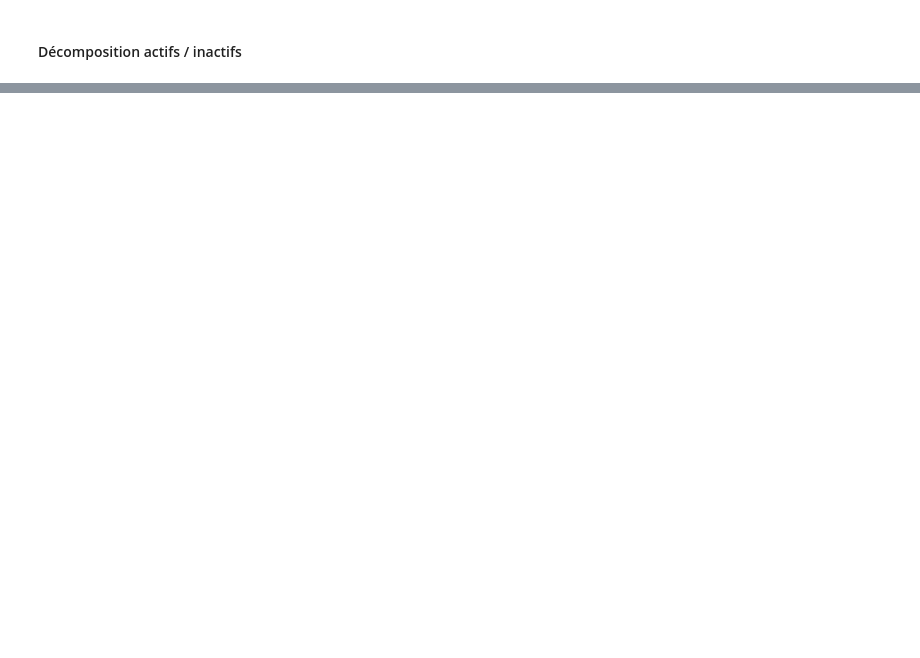
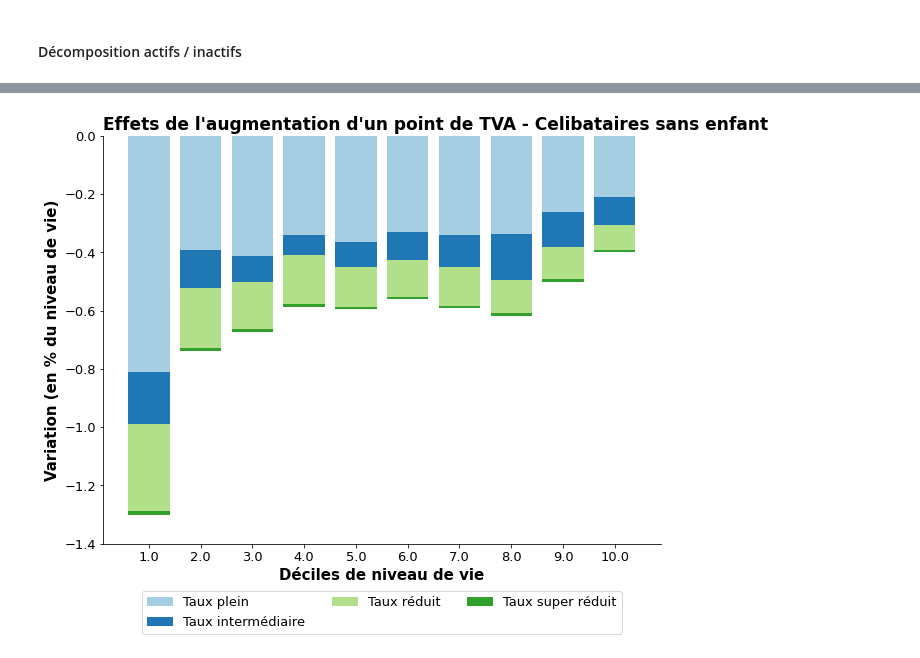
Before and after one commit to openfisca/openfisca-france-indirect-taxation, a Jupyter notebook: openfisca_france_indirect_taxation/projects/TVA/Replication_TVA_budget_2025.ipynb, the cells around one changed output, grey strips where cells are left out. Saved outputs shown, nothing was run; the diff lists cells and outputs as text; code cells hidden in the pictures; blank space fills up the shorter version.

```diff
--- a/openfisca_france_indirect_taxation/projects/TVA/Replication_TVA_budget_2025.ipynb
+++ b/openfisca_france_indirect_taxation/projects/TVA/Replication_TVA_budget_2025.ipynb
@@ -256,7 +220,7 @@ stacked_bar_plot(difference_by_decile,
 # %% [markdown]
 #### Décomposition actifs / inactifs
 # %%
-difference_by_decile_actifs = df_weighted_average_grouped(dataframe = difference_menage.loc[difference_menage['actifs'] == 1],
+difference_by_decile_actifs = df_weighted_average_grouped(dataframe = difference_menage.loc[difference_menage['nactifs'] >= 1],
                                                    groupe = 'decile_indiv_niveau_vie',
                                                    varlist = ['depenses_tot','depenses_tot_par_uc','depenses_totales_par_uc',
                                                               'rev_disponible','niveau_de_vie'] +
@@ -310,5 +259,5 @@ stacked_bar_plot(difference_by_decile_actifs,
 # %%
-difference_by_decile_not_actifs = df_weighted_average_grouped(dataframe = difference_menage.loc[difference_menage['actifs'] == 0],
+difference_by_decile_not_actifs = df_weighted_average_grouped(dataframe = difference_menage.loc[difference_menage['nactifs'] < 1],
                                                    groupe = 'decile_indiv_niveau_vie',
                                                    varlist = ['depenses_tot','depenses_tot_par_uc','depenses_totales_par_uc',
                                                               'rev_disponible','niveau_de_vie'] +
@@ -375,0 +472,23 @@ double_stacked_bar_plot(difference_by_decile_not_actifs,
+# %%
+def effect_by_decile(df):
+   difference_by_decile = df_weighted_average_grouped(dataframe = df,
+                                                      groupe = 'decile_indiv_niveau_vie',
+                                                      varlist = ['depenses_tot','depenses_tot_par_uc','depenses_totales_par_uc',
+                                                               'rev_disponible','niveau_de_vie'] +
+                                                      ['depenses_par_uc_tva_taux_{}'.format(taux) for taux in liste_taux],
+                                                      weights = 'pondindiv'
+                                                      )
+
+   for taux in liste_taux:
+      difference_by_decile['Taux_effort_tva_taux_{}'.format(taux)] = difference_by_decile['depenses_par_uc_tva_taux_{}'.format(taux)] / difference_by_decile['niveau_de_vie'] * 100
+   difference_by_decile['Taux_effort_total'] = difference_by_decile['depenses_totales_par_uc'] / difference_by_decile['niveau_de_vie'] * 100
+   return(difference_by_decile)
+# %%
+df_famille_1 = difference_menage.loc[difference_menage['cat_famille_menage'] == 1]
+df_by_decile_famille_1 = effect_by_decile(df_famille_1)
+df_famille_2 = difference_menage.loc[difference_menage['cat_famille_menage'] == 2]
+df_by_decile_famille_2 = effect_by_decile(df_famille_2)
+df_famille_3 = difference_menage.loc[difference_menage['cat_famille_menage'] == 3]
+df_by_decile_famille_3 = effect_by_decile(df_famille_3)
+df_famille_4 = difference_menage.loc[difference_menage['cat_famille_menage'] == 4]
+df_by_decile_famille_4 = effect_by_decile(df_famille_4)
@@ -375,0 +499,16 @@ double_stacked_bar_plot(difference_by_decile_not_actifs,
+# %%
+stacked_bar_plot(df_by_decile_famille_1,
+                 variables = ['Taux_effort_tva_taux_{}'.format(taux) for taux in liste_taux],
+                 labels = ['Taux plein','Taux intermédiaire','Taux réduit','Taux super réduit'],
+                 title = "Effets de l'augmentation d'un point de TVA - Celibataires sans enfant",
+                 xlabel = 'Déciles de niveau de vie' ,
+                 ylabel ='Variation (en % du niveau de vie)',
+                 ylim = (-1.4, 0),
+                 colors = list(sns.color_palette("Paired")),
+                 savefig = True,
+                 outfile = 'Taux_effort_celib_no_kids.pdf',
+                 output_path = output_path,
+                #  errors = 'errors'
+                )
+# %% [output]
+[figure, added]
```
Also changed, not shown: parts of 67 cells of this notebook, 1 other file.
